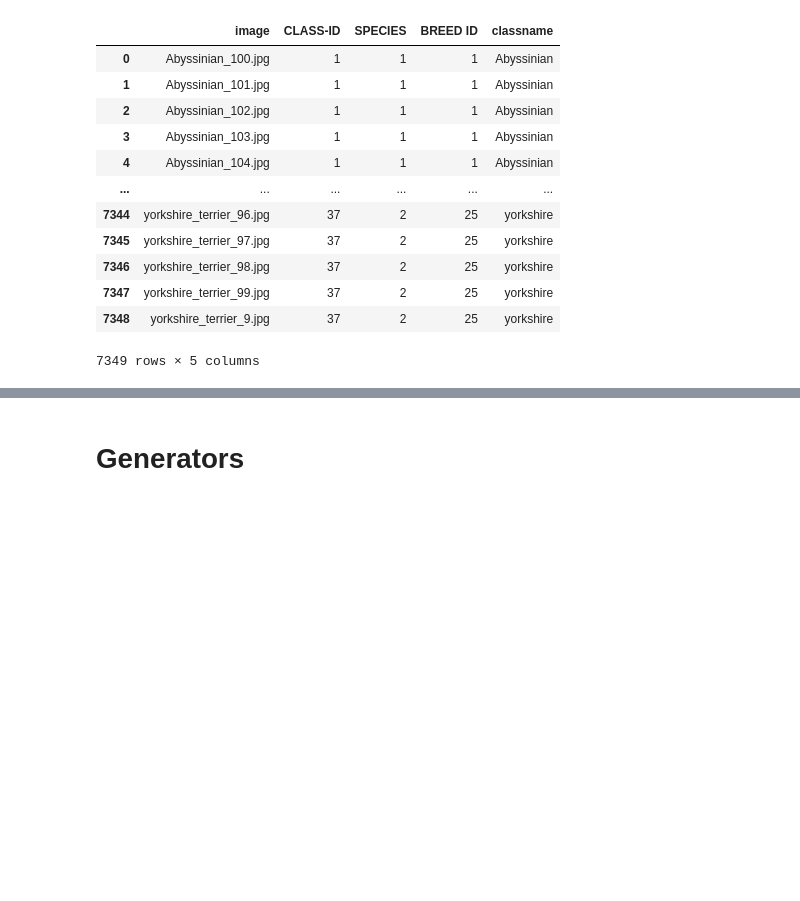
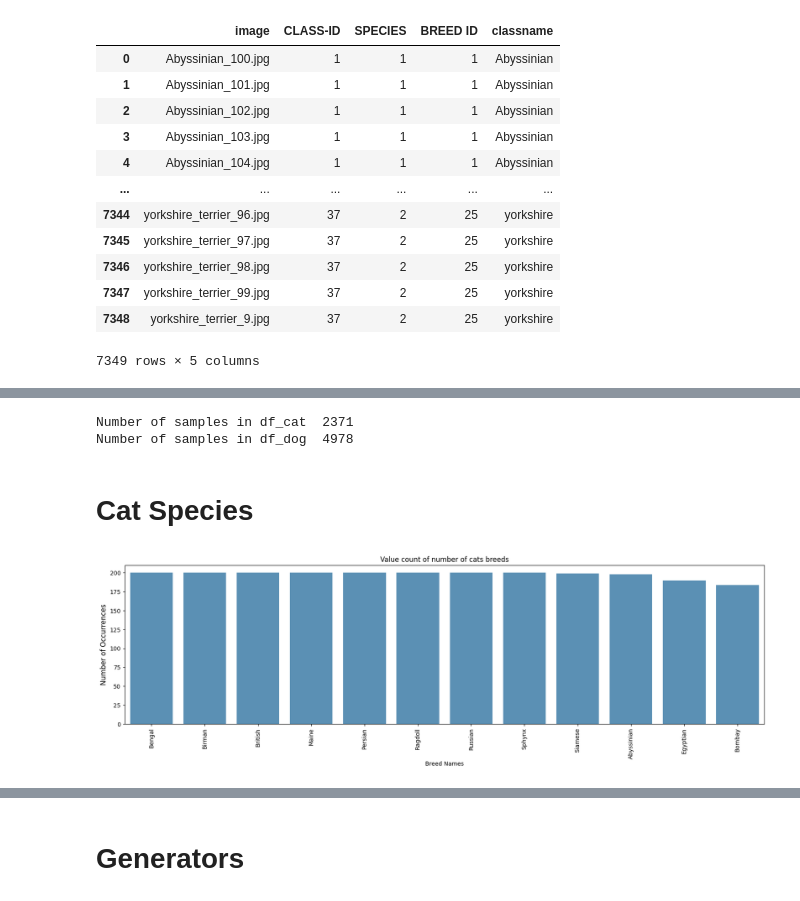
Before and after one commit to Faareh-Ahmed/Cat_and_Dog_Breed_classsification, a Jupyter notebook: CatAndDogBreed.ipynb, the cells around one changed output, grey strips where cells are left out. Drawn from its saved outputs; the diff is of its cells as text; code cells hidden in the pictures; blank space fills up the shorter version.

```diff
--- a/CatAndDogBreed.ipynb
+++ b/CatAndDogBreed.ipynb
@@ -174,0 +187,14 @@ df
+# %%
+df_cat = df[df['SPECIES']==1] #cat : 1
+df_dog = df[df['SPECIES']==2] #dog : 2
+print("Number of samples in df_cat ",df_cat.shape[0])
+print("Number of samples in df_dog ",df_dog.shape[0])
+# %% [output]
+Number of samples in df_cat  2371
+Number of samples in df_dog  4978
+# %% [markdown]
+# Cat Species
+# %%
+breed_count(df_cat, "cats breeds")
+# %% [output]
+[figure, added]
```
Also changed, not shown: parts of 10 cells of this notebook.
